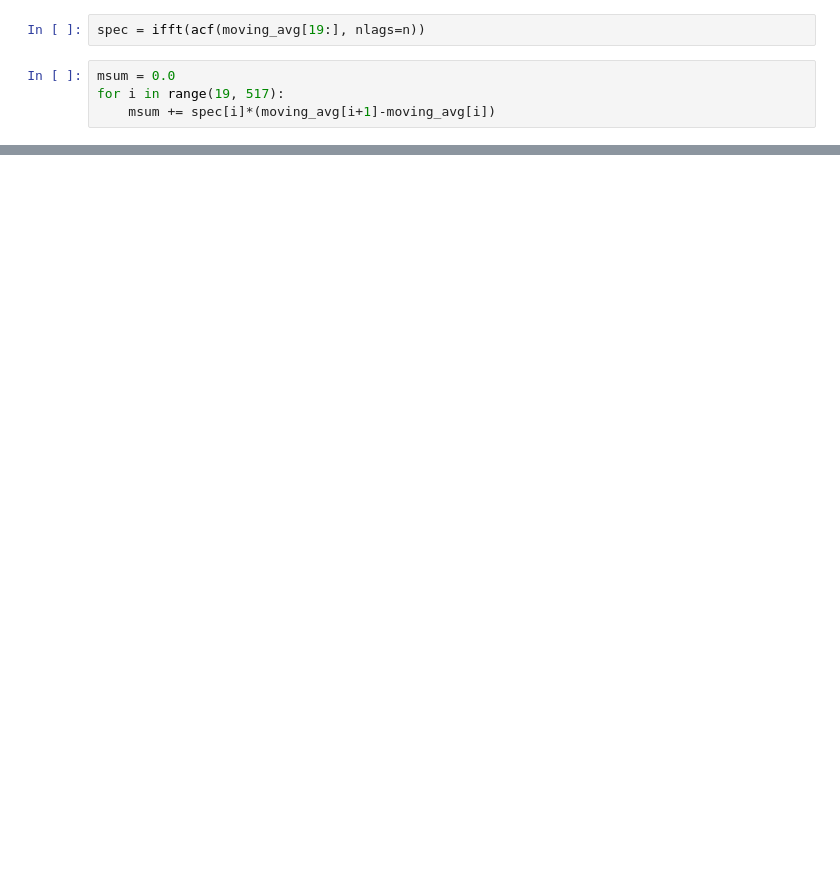
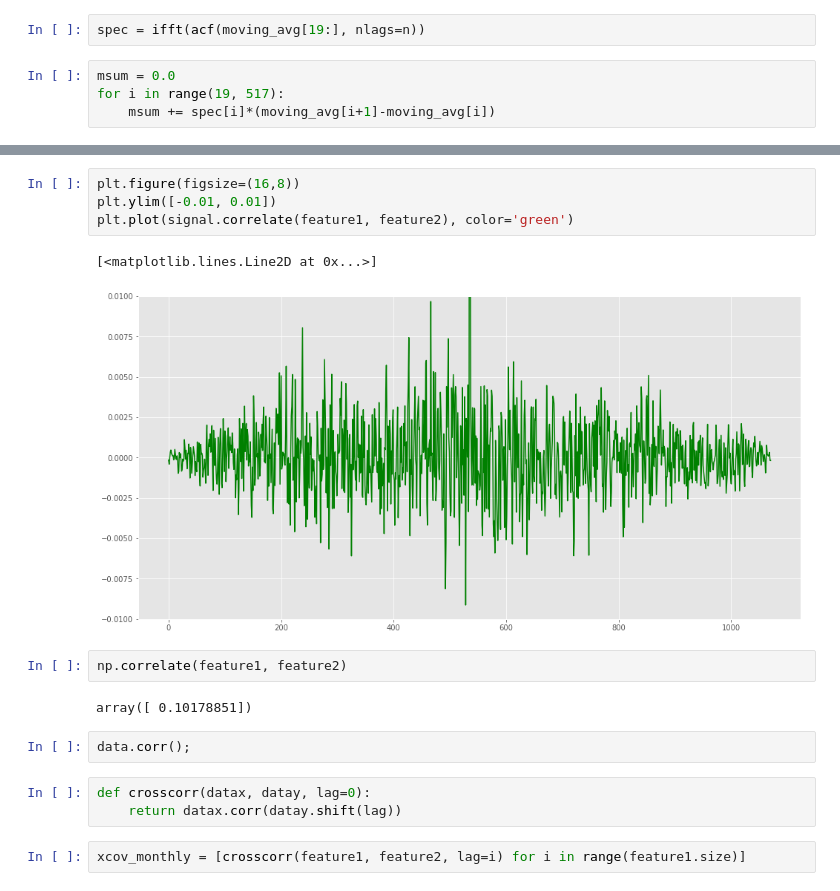
Before and after one commit to et4/stat, a Jupyter notebook: PT 4/main.ipynb, the cells around one changed output, grey strips where cells are left out. Cells and saved outputs as stored; diff of their text form; blank space fills up the shorter version.

```diff
--- a/PT 4/main.ipynb
+++ b/PT 4/main.ipynb
@@ -480,0 +489,18 @@ for i in range(19, 517):
+# %%
+plt.figure(figsize=(16,8))
+plt.ylim([-0.01, 0.01])
+plt.plot(signal.correlate(feature1, feature2), color='green')
+# %% [output]
+[<matplotlib.lines.Line2D at 0x...>]
+[figure, added]
+# %%
+np.correlate(feature1, feature2)
+# %% [output]
+array([ 0.10178851])
+# %%
+data.corr();
+# %%
+def crosscorr(datax, datay, lag=0):
+    return datax.corr(datay.shift(lag))
+# %%
+xcov_monthly = [crosscorr(feature1, feature2, lag=i) for i in range(feature1.size)]
```
Also changed, not shown: parts of 23 cells of this notebook.
